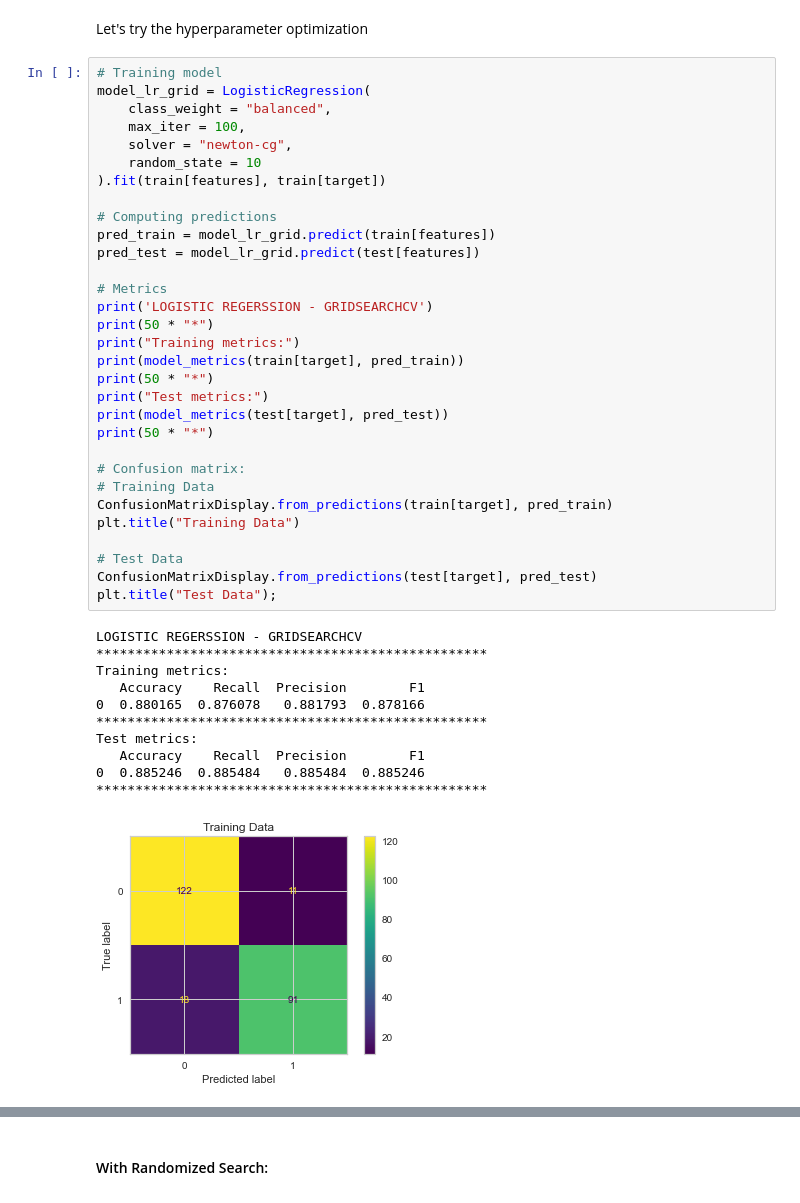
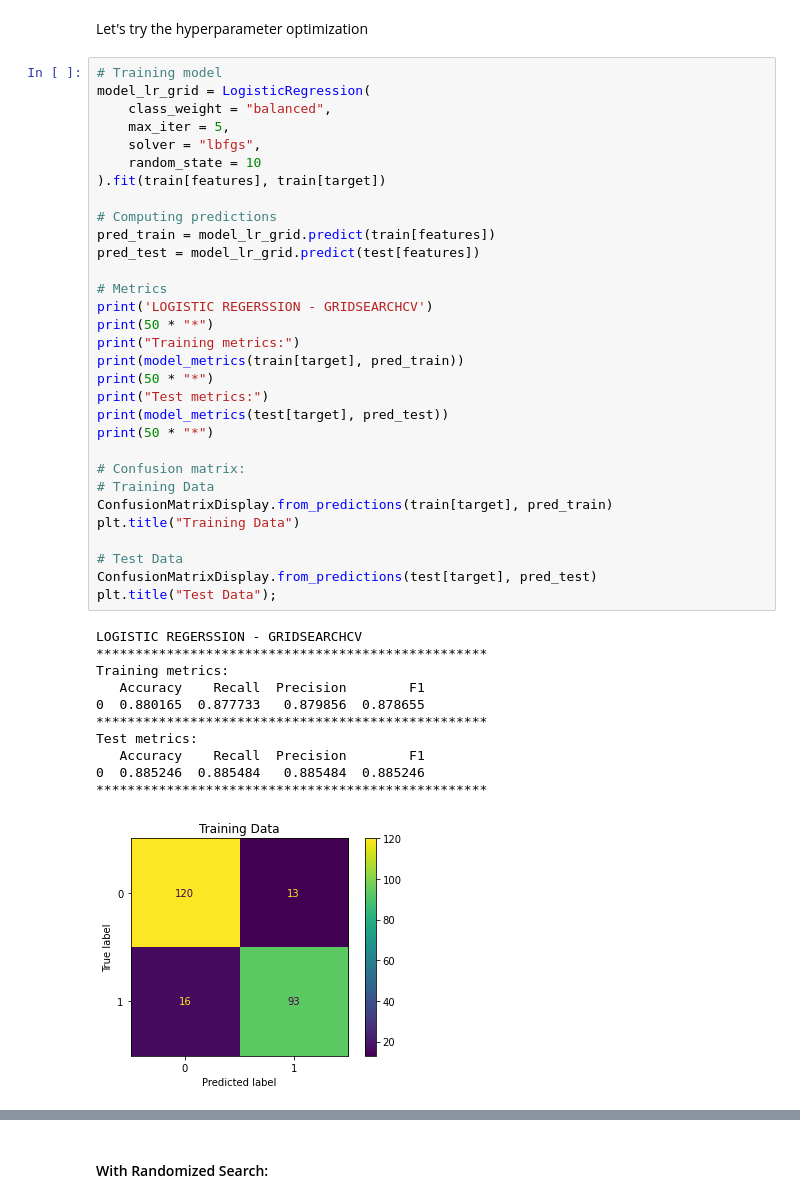
Before and after one commit to elnez/CREWES_proyect, a Jupyter notebook: EDA_HeartAttack.ipynb, the cells around one changed output, grey strips where cells are left out. Drawn from its saved outputs; the diff is of its cells as text.

```diff
--- a/EDA_HeartAttack.ipynb
+++ b/EDA_HeartAttack.ipynb
@@ -669,8 +680,8 @@ Let's try the hyperparameter optimization
 # Training model
 model_lr_grid = LogisticRegression(
     class_weight = "balanced",
-    max_iter = 100,
-    solver = "newton-cg",
+    max_iter = 5,
+    solver = "lbfgs",
     random_state = 10
 ).fit(train[features], train[target])
 
@@ -679,32 +690,32 @@ pred_train = model_lr_grid.predict(train[features])
 pred_test = model_lr_grid.predict(test[features])
 
 # Metrics
 print('LOGISTIC REGERSSION - GRIDSEARCHCV')
 print(50 * "*")
 print("Training metrics:")
 print(model_metrics(train[target], pred_train))
 print(50 * "*")
 print("Test metrics:")
 print(model_metrics(test[target], pred_test))
 print(50 * "*")
 
 # Confusion matrix:
 # Training Data
 ConfusionMatrixDisplay.from_predictions(train[target], pred_train)
 plt.title("Training Data")
 
 # Test Data
 ConfusionMatrixDisplay.from_predictions(test[target], pred_test)
 plt.title("Test Data");
 # %% [output]
 LOGISTIC REGERSSION - GRIDSEARCHCV
 **************************************************
 Training metrics:
    Accuracy    Recall  Precision        F1
-0  0.880165  0.876078   0.881793  0.878166
+0  0.880165  0.877733   0.879856  0.878655
 **************************************************
 Test metrics:
    Accuracy    Recall  Precision        F1
 0  0.885246  0.885484   0.885484  0.885246
 **************************************************
-[figure, old version]
+[figure, new version]
```
Also changed, not shown: parts of 50 cells of this notebook.
